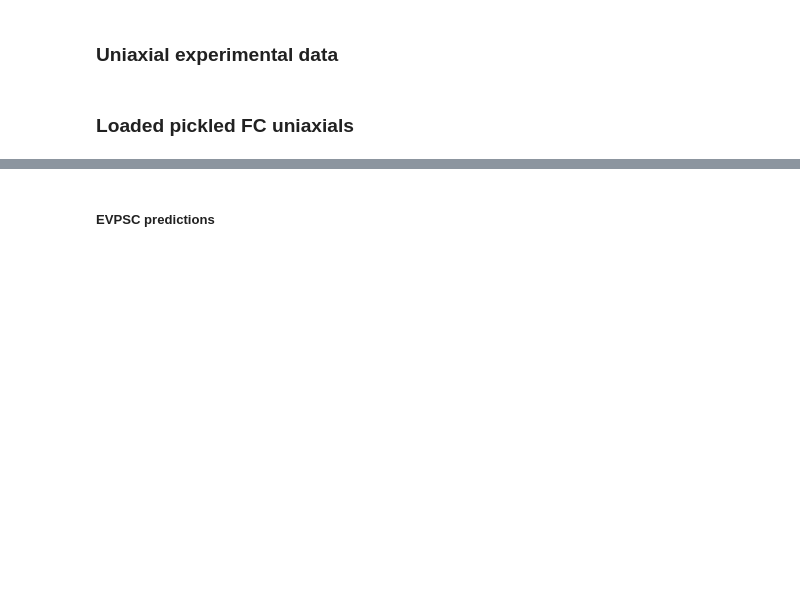
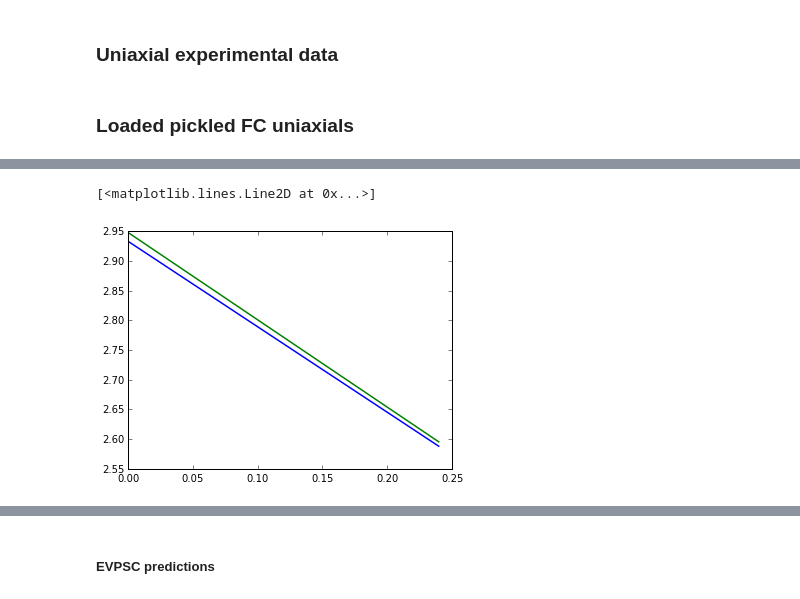
Before and after one commit to youngung/forming_limit_dic, a Jupyter notebook: tutorials/IF steel work contour - for IFsteelMulaxial Paper - X-ray Analysis.ipynb, the cells around one changed output, grey strips where cells are left out. Cells and saved outputs as stored; diff of their text form; code cells hidden in the pictures; blank space fills up the shorter version.

```diff
--- a/tutorials/IF steel work contour - for IFsteelMulaxial Paper - X-ray Analysis.ipynb
+++ b/tutorials/IF steel work contour - for IFsteelMulaxial Paper - X-ray Analysis.ipynb
@@ -65,3 +93,9 @@ pwd
+# %%
+plot(fc_utd.epsilon[1,1],fc_utd.epsilon[0,0]/fc_utd.epsilon[2,2])
+plot(fc_UTD_err.epsilon[1,1],fc_UTD_err.epsilon[0,0]/fc_UTD_err.epsilon[2,2])
+# %% [output]
+[<matplotlib.lines.Line2D at 0x...>]
+[figure, added]
 # %%
 ## Load Pickled bulge data
 f=open('bulge_exp','rb')
```
Also changed, not shown: parts of 31 cells of this notebook, 20 other files.
